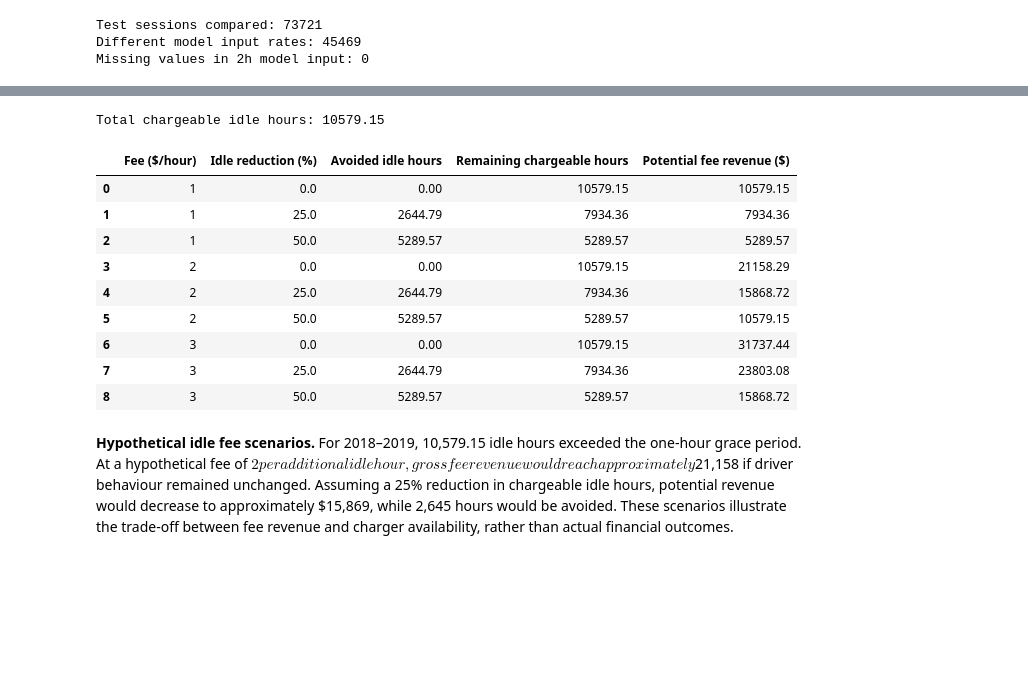
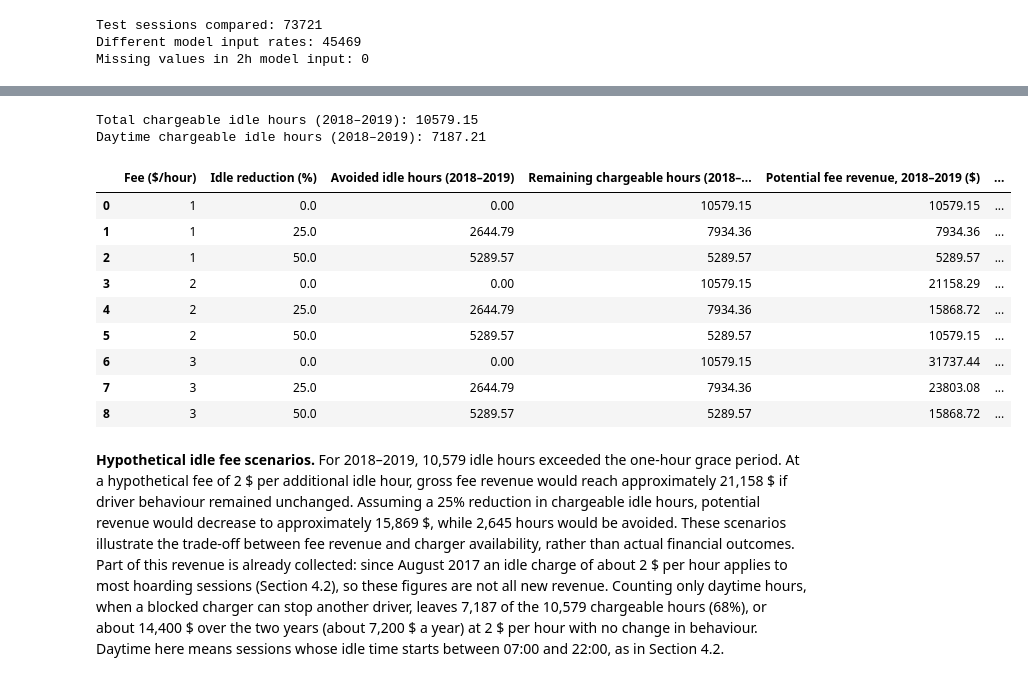
Before and after one commit to Teresa7810/Introduction-to-Business-Analytics, a Jupyter notebook: 4. Exploratory.ipynb, the cells around one changed output, grey strips where cells are left out. Saved outputs shown, nothing was run; the diff lists cells and outputs as text; code cells hidden in the pictures; blank space fills up the shorter version.

```diff
--- a/4. Exploratory.ipynb
+++ b/4. Exploratory.ipynb
@@ -1542,51 +1985,57 @@ recent = ev[
 recent["chargeable_idle_hours"] = (
     recent["idle_hours"] - 1
 ).clip(lower=0)
 
 total_chargeable = recent["chargeable_idle_hours"].sum()
 
+# daytime only (idle time starting 07:00-22:00), when a blocked charger can stop another driver (Section 4.2)
+day_chargeable = recent.loc[recent["period"] == "Day", "chargeable_idle_hours"].sum()
+
 # Illustrative fees in USD per excess idle hour.
 fee_rates = [1, 2, 3]
 
 # Scenarios for behavioural reduction in chargeable idle hours.
 reduction_rates = [0.00, 0.25, 0.50]
 
-results = []
+fee_rows = []
 
 for fee_rate in fee_rates:
     for reduction in reduction_rates:
 
         remaining_hours = total_chargeable * (1 - reduction)
         avoided_hours = total_chargeable * reduction
 
         # Assumes all remaining chargeable hours are billed
         # and successfully collected.
         potential_revenue = remaining_hours * fee_rate
 
-        results.append({
+        fee_rows.append({
             "Fee ($/hour)": fee_rate,
             "Idle reduction (%)": reduction * 100,
-            "Avoided idle hours": avoided_hours,
-            "Remaining chargeable hours": remaining_hours,
-            "Potential fee revenue ($)": potential_revenue
+            "Avoided idle hours (2018–2019)": avoided_hours,
+            "Remaining chargeable hours (2018–2019)": remaining_hours,
+            "Potential fee revenue, 2018–2019 ($)": potential_revenue,
+            "Potential fee revenue, daytime only, 2018–2019 ($)": day_chargeable * (1 - reduction) * fee_rate
         })
 
-fee_scenarios = pd.DataFrame(results)
+fee_scenarios = pd.DataFrame(fee_rows)
 
-print("Total chargeable idle hours:", round(total_chargeable, 2))
+print("Total chargeable idle hours (2018–2019):", round(total_chargeable, 2))
+print("Daytime chargeable idle hours (2018–2019):", round(day_chargeable, 2))
 display(fee_scenarios.round(2))
 # %% [output]
-Total chargeable idle hours: 10579.15
+Total chargeable idle hours (2018–2019): 10579.15
+Daytime chargeable idle hours (2018–2019): 7187.21
-|  | Fee ($/hour) | Idle reduction (%) | Avoided idle hours | Remaining chargeable hours | Potential fee revenue ($) |
-| 0 | 1 | 0.0 | 0.00 | 10579.15 | 10579.15 |
-| 1 | 1 | 25.0 | 2644.79 | 7934.36 | 7934.36 |
-| 2 | 1 | 50.0 | 5289.57 | 5289.57 | 5289.57 |
-| 3 | 2 | 0.0 | 0.00 | 10579.15 | 21158.29 |
-| 4 | 2 | 25.0 | 2644.79 | 7934.36 | 15868.72 |
-| 5 | 2 | 50.0 | 5289.57 | 5289.57 | 10579.15 |
-| 6 | 3 | 0.0 | 0.00 | 10579.15 | 31737.44 |
-| 7 | 3 | 25.0 | 2644.79 | 7934.36 | 23803.08 |
-| 8 | 3 | 50.0 | 5289.57 | 5289.57 | 15868.72 |
+|  | Fee ($/hour) | Idle reduction (%) | Avoided idle hours (2018–2019) | Remaining chargeable hours (2018–... | Potential fee revenue, 2018–2019 ($) | ... |
+| 0 | 1 | 0.0 | 0.00 | 10579.15 | 10579.15 | ... |
+| 1 | 1 | 25.0 | 2644.79 | 7934.36 | 7934.36 | ... |
+| 2 | 1 | 50.0 | 5289.57 | 5289.57 | 5289.57 | ... |
+| 3 | 2 | 0.0 | 0.00 | 10579.15 | 21158.29 | ... |
+| 4 | 2 | 25.0 | 2644.79 | 7934.36 | 15868.72 | ... |
+| 5 | 2 | 50.0 | 5289.57 | 5289.57 | 10579.15 | ... |
+| 6 | 3 | 0.0 | 0.00 | 10579.15 | 31737.44 | ... |
+| 7 | 3 | 25.0 | 2644.79 | 7934.36 | 23803.08 | ... |
+| 8 | 3 | 50.0 | 5289.57 | 5289.57 | 15868.72 | ... |
 # %% [markdown]
-**Hypothetical idle fee scenarios.** For 2018–2019, 10,579.15 idle hours exceeded the one-hour grace period. At a hypothetical fee of $2 per additional idle hour, gross fee revenue would reach approximately $21,158 if driver behaviour remained unchanged. Assuming a 25% reduction in chargeable idle hours, potential revenue would decrease to approximately $15,869, while 2,645 hours would be avoided. These scenarios illustrate the trade-off between fee revenue and charger availability, rather than actual financial outcomes.
+**Hypothetical idle fee scenarios.** For 2018–2019, 10,579 idle hours exceeded the one-hour grace period. At a hypothetical fee of 2 \$ per additional idle hour, gross fee revenue would reach approximately 21,158 \$ if driver behaviour remained unchanged. Assuming a 25% reduction in chargeable idle hours, potential revenue would decrease to approximately 15,869 \$, while 2,645 hours would be avoided. These scenarios illustrate the trade-off between fee revenue and charger availability, rather than actual financial outcomes. Part of this revenue is already collected: since August 2017 an idle charge of about 2 \$ per hour applies to most hoarding sessions (Section 4.2), so these figures are not all new revenue. Counting only daytime hours, when a blocked charger can stop another driver, leaves 7,187 of the 10,579 chargeable hours (68%), or about 14,400 \$ over the two years (about 7,200 \$ a year) at 2 \$ per hour with no change in behaviour. Daytime here means sessions whose idle time starts between 07:00 and 22:00, as in Section 4.2.
 # %%
```
Also changed, not shown: parts of 39 cells of this notebook.
